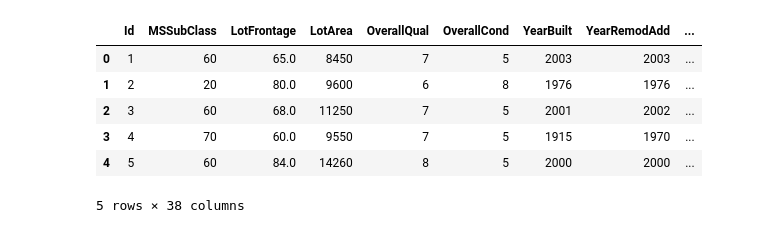
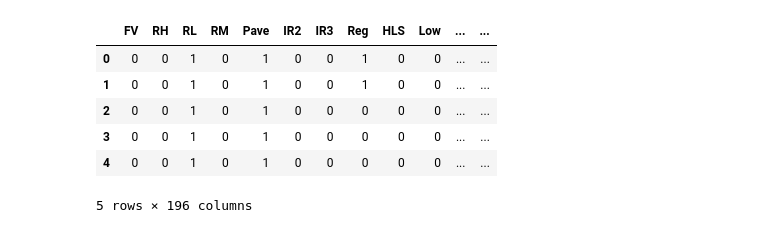
Before and after one commit to ahnngo/house-prices-advanced-regression-techniques, a Jupyter notebook: Untitled.ipynb, the cells around one changed output. Cells and saved outputs as stored; diff of their text form; code cells hidden in the pictures.

```diff
--- a/Untitled.ipynb
+++ b/Untitled.ipynb
@@ -72 +32,6 @@ False
+# %%
+# Remove columns that has more than 2/3 Null values
+for i in df.columns:
+    if sum(df[i].isnull() == False) < 1460*2/3:
+        df.drop(i,axis=1,inplace=True)
 # %%
@@ -97,3 +43,5 @@ object_list
 # %%
+# Create a dummies dictionary to contain sub-dataframes which has been converted to dummies
+dummies_dict = {}
 for i in object_list:
-    i = pd.get_dummies(df[i],drop_first=True)
+    dummies_dict[i] = pd.get_dummies(df[i],drop_first=True)
@@ -102,10 +48,13 @@ df.drop(object_list,axis=1,inplace=True)
+# %%
+# Concatenate all sub-dataframes in dummies
+dummies = pd.concat([dummies_dict[i] for i in object_list], axis=1)
 # %%
-df.head()
+dummies.head()
 # %% [output]
-|  | Id | MSSubClass | LotFrontage | LotArea | OverallQual | OverallCond | YearBuilt | YearRemodAdd | ... |
-| 0 | 1 | 60 | 65.0 | 8450 | 7 | 5 | 2003 | 2003 | ... |
-| 1 | 2 | 20 | 80.0 | 9600 | 6 | 8 | 1976 | 1976 | ... |
-| 2 | 3 | 60 | 68.0 | 11250 | 7 | 5 | 2001 | 2002 | ... |
-| 3 | 4 | 70 | 60.0 | 9550 | 7 | 5 | 1915 | 1970 | ... |
-| 4 | 5 | 60 | 84.0 | 14260 | 8 | 5 | 2000 | 2000 | ... |
+|  | FV | RH | RL | RM | Pave | IR2 | IR3 | Reg | HLS | Low | ... | ... |
+| 0 | 0 | 0 | 1 | 0 | 1 | 0 | 0 | 1 | 0 | 0 | ... | ... |
+| 1 | 0 | 0 | 1 | 0 | 1 | 0 | 0 | 1 | 0 | 0 | ... | ... |
+| 2 | 0 | 0 | 1 | 0 | 1 | 0 | 0 | 0 | 0 | 0 | ... | ... |
+| 3 | 0 | 0 | 1 | 0 | 1 | 0 | 0 | 0 | 0 | 0 | ... | ... |
+| 4 | 0 | 0 | 1 | 0 | 1 | 0 | 0 | 0 | 0 | 0 | ... | ... |
-5 rows × 38 columns
+5 rows × 196 columns
```
Also changed, not shown: parts of 29 cells of this notebook.
